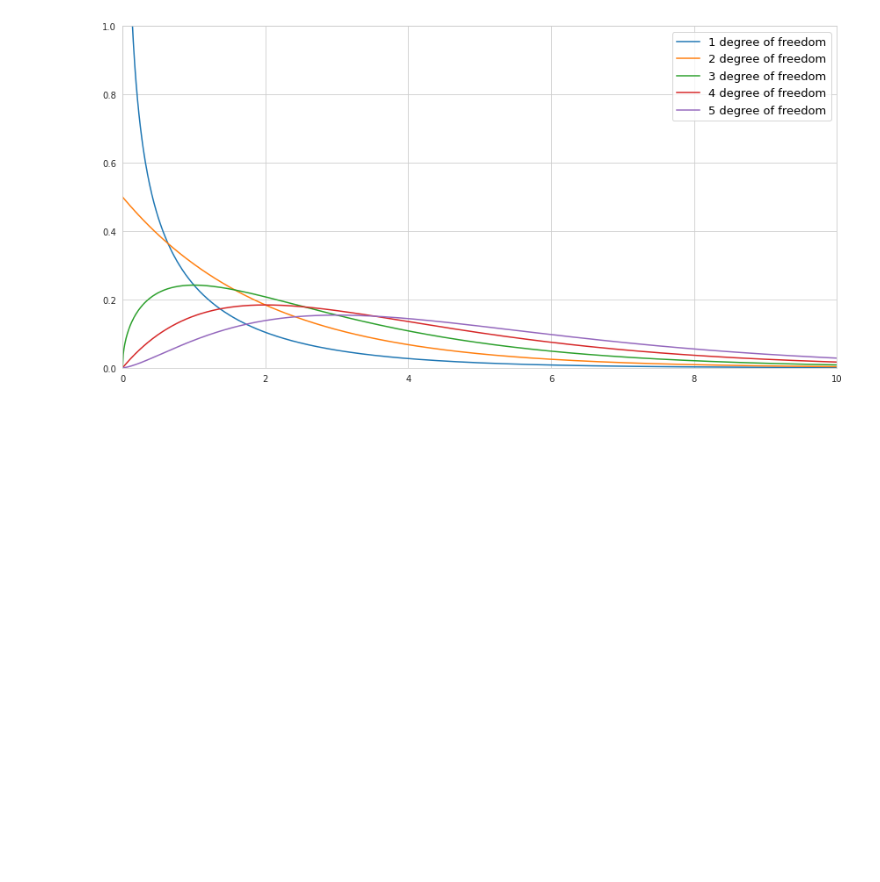
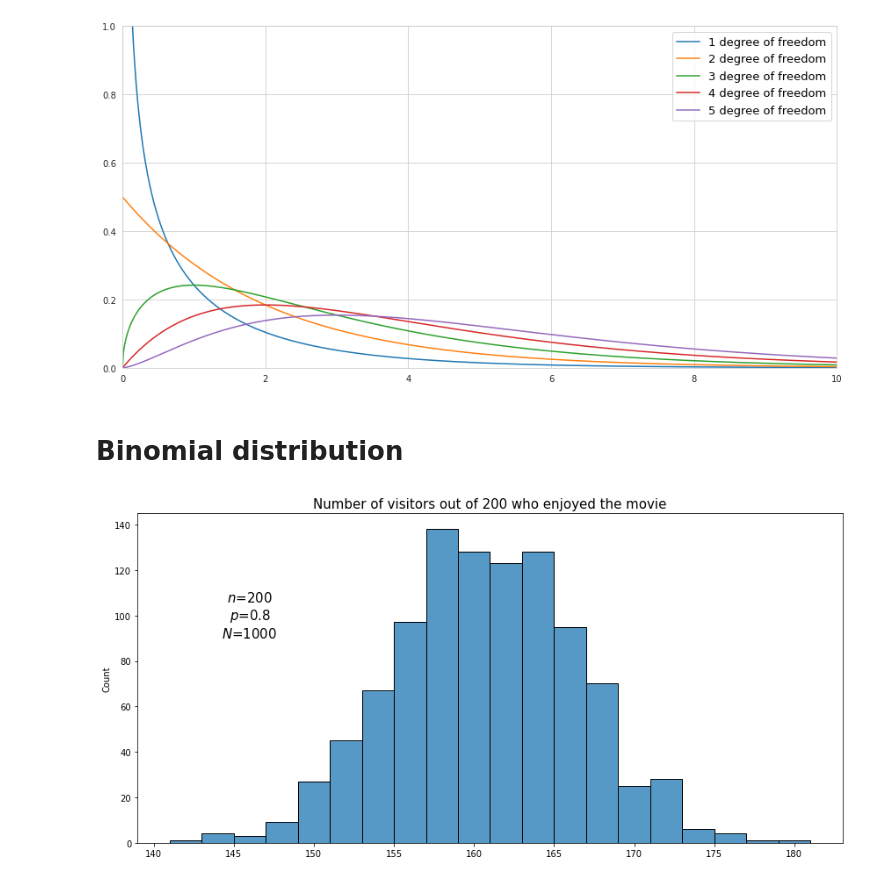
Before and after one commit to vzahorui/vzahorui.github.io, a Jupyter notebook: jupyter_notebooks/ditributions/plot_distributions.ipynb, the cells around one changed output. Drawn from its saved outputs; the diff is of its cells as text; code cells hidden in the pictures; blank space fills up the shorter version.

Commit message:
added binomial distribution

```diff
--- a/jupyter_notebooks/ditributions/plot_distributions.ipynb
+++ b/jupyter_notebooks/ditributions/plot_distributions.ipynb
@@ -127,3 +127,20 @@ plt.tight_layout()
 plt.savefig('../../assets/images/probability/chi_squared_distributions.png', bbox_inches='tight');
 # %% [output]
 [figure]
+# %% [markdown]
+# Binomial distribution
+# %%
+fig, ax = plt.subplots(figsize=(12,6))
+
+n = 200
+p = 0.8
+size = 1000
+binomial = np.random.binomial(n, p, size)
+sns.histplot(data=binomial, palette='deep', bins=20)
+ax.set_title('Number of visitors out of 200 who enjoyed the movie', fontsize=15)
+ax.annotate(f'$n$={n}\n$p$={p}\n$N$={size}', xy=(146, 100), fontsize=15,
+            ha='center', va='center')
+plt.tight_layout()
+plt.savefig('../../assets/images/probability/binomial_distribution.png', bbox_inches='tight');
+# %% [output]
+[figure, added]
```
Also changed, not shown: 3 other files.
